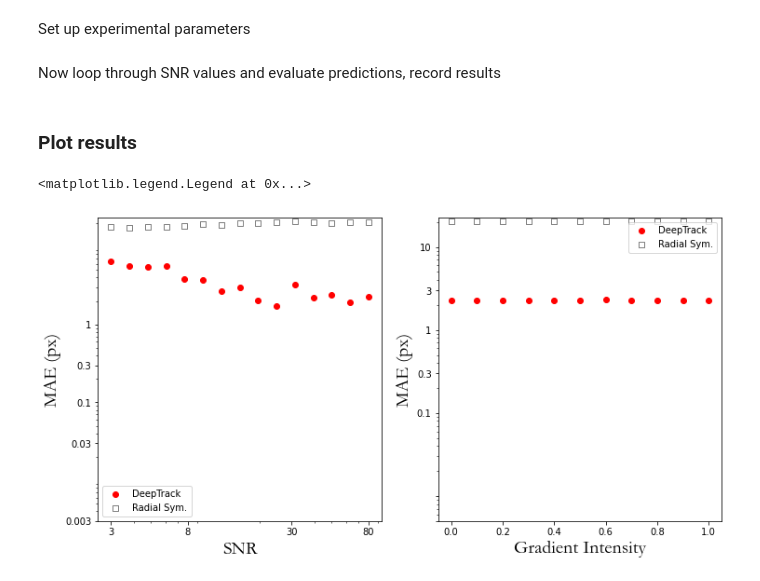
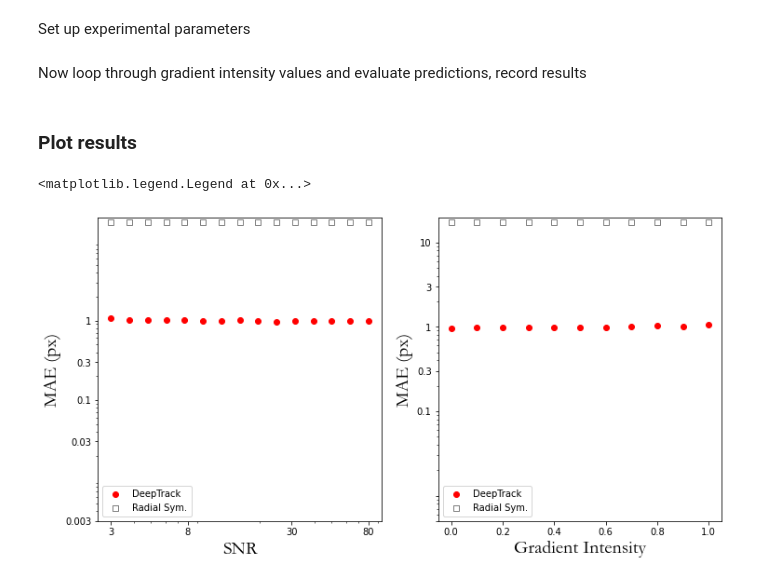
Before and after one commit to wooduk/deeptracktorch, a Jupyter notebook: nbs/E1_Track1.ipynb, the cells around one changed output. Drawn from its saved outputs; the diff is of its cells as text; code cells hidden in the pictures.

```diff
--- a/nbs/E1_Track1.ipynb
+++ b/nbs/E1_Track1.ipynb
@@ -119,12 +91,11 @@ MAE_snr_sym=[]
 
 for snr in np.logspace(np.log10(3),np.log10(80), num=15):
     # fix the snr
-    train_img_dist['snr'] = lambda : snr
+    test_img_dist['snr'] = lambda : snr
+    # produce 1000 images at this SNR
+    test_df = define_image(test_img_dist, test_p_dist, 10)
 
-    # produce 1000 images at this SNR
-    test_df = define_image(train_img_dist, train_p_dist, 100)
     test_df = add_target(test_df)
-
     test_images = MImageList.from_df(test_df)
     test_truth = test_df[['tx','ty','tr']].to_numpy()
 
@@ -138,5 +109,5 @@ for snr in np.logspace(np.log10(3),np.log10(80), num=15):
 
 
 import pickle
-with open('snr_results_2.pkl','wb') as f:
+with open('snr_results.pkl','wb') as f:
     pickle.dump((MAE_snr_dtt,MAE_snr_sym),f)
@@ -171,19 +136,25 @@ giexp_p_dist = {
+# %%
+test_img_dist = base_img_params
+test_p_dist = base_particle_params
+
+test_img_dist['snr'] = lambda: 50
 # %% [markdown]
-Now loop through SNR values and evaluate predictions, record results
+Now loop through gradient intensity values and evaluate predictions, record results
 # %%
 #notest
 MAE_gi_dtt=[]
 MAE_gi_sym=[]
 
 for gi in np.linspace(0,1, num=11):
-    # fix the snr
-    giexp_img_dist['gradient_intensity'] = lambda : gi
+    # fix the gradient
+    test_img_dist['gradient_intensity'] = lambda : gi
 
     # produce 1000 images at this SNR
-    test_df = define_image(giexp_img_dist, giexp_p_dist, 100)
-    tr_cols = set(test_df.columns)
-    MAX_TARGETS_PER_IMAGE = 1
+    test_df = define_image(test_img_dist, test_p_dist, 100)
     test_df = add_target(test_df)
+
+    test_images = MImageList.from_df(test_df)
+    test_truth = test_df[['tx','ty','tr']].to_numpy()
 
     # try depptracktorch
     dtt_preds = np.array([learner.predict(x)[1].numpy() for x in test_images])
@@ -193,44 +164,44 @@ for gi in np.linspace(0,1, num=11):
 
     MAE_gi_dtt += [[gi, mean_absolute_error(test_truth, dtt_preds)]]
     MAE_gi_sym += [[gi, mean_absolute_error(test_truth, sym_preds)]]
-
-import pickle
-with open('gi_results_2.pkl','wb') as f:
-    pickle.dump((MAE_gi_dtt,MAE_gi_sym),f)
+# %%
+import pickle
+with open('gi_results.pkl','wb') as f:
+    pickle.dump((MAE_gi_dtt,MAE_gi_sym),f)
 # %% [markdown]
 ### Plot results
 # %%
 #notest
-with open('snr_results_2.pkl','rb') as f:
+with open('snr_results.pkl','rb') as f:
     Md_snr,Ms_snr = pickle.load(f)
 
-with open('gi_results_2.pkl','rb') as f:
+with open('gi_results.pkl','rb') as f:
     Md_gi,Ms_gi = pickle.load(f)
 
 fig,ax = plt.subplots(1,2,figsize=(12,6))
 ax[0].scatter(x=np.array(Md_snr)[:,0],y=np.array(Md_snr)[:,1],label='DeepTrack',marker='o',c='r')
 ax[0].scatter(x=np.array(Ms_snr)[:,0],y=np.array(Ms_snr)[:,1],label='Radial Sym.',marker='s',ec='grey',fc='none')
 ax[0].set_xscale('log'); ax[0].set_yscale('log')
 ax[0].set_xticks([3,8,30,80])
 ax[0].set_xticklabels([3,8,30,80])
 ax[0].set_yticks([0.003,0.03,0.1,0.3,1])
 ax[0].set_yticklabels([0.003,0.03,0.1,0.3,1])
 ax[0].set_xlabel('SNR', fontsize=20, fontfamily='Garamond')
 ax[0].set_ylabel('MAE (px)', fontsize=20,fontfamily='Garamond')
 ax[0].legend()
 
 # Gradient Intensity Plot
 ax[1].scatter(x=np.array(Md_gi)[:,0],y=np.array(Md_gi)[:,1],label='DeepTrack',marker='o',c='r')
 ax[1].scatter(x=np.array(Ms_gi)[:,0],y=np.array(Ms_gi)[:,1],label='Radial Sym.',marker='s',ec='grey',fc='none')
 ax[1].set_yscale('log')
 ax[1].set_yticks([0.005,0.01,0.1,0.3,1,3,10])
 ax[1].set_yticklabels(['','',0.1,0.3,1,3,10])
 ax[1].set_xlabel('Gradient Intensity', fontsize=20,fontfamily='Garamond')
 ax[1].set_ylabel('MAE (px)', fontsize=20,fontfamily='Garamond')
 ax[1].legend()
 # %% [output]
 <matplotlib.legend.Legend at 0x...>
-[figure, old version]
+[figure, new version]
 # %%
 #notest
 # take the predicted positions and compare to symtry method
```
Also changed, not shown: parts of 41 cells of this notebook, 17 other files.
